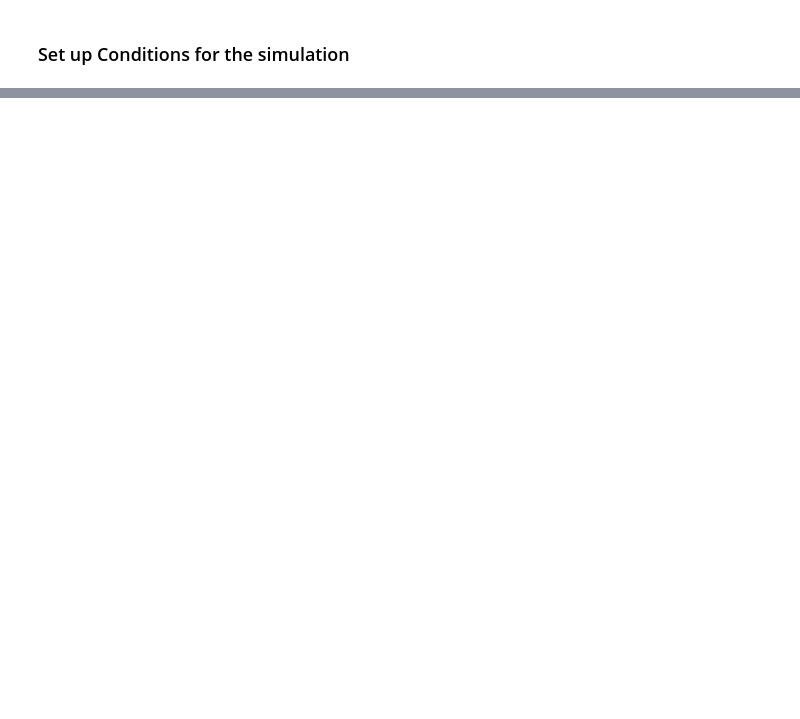
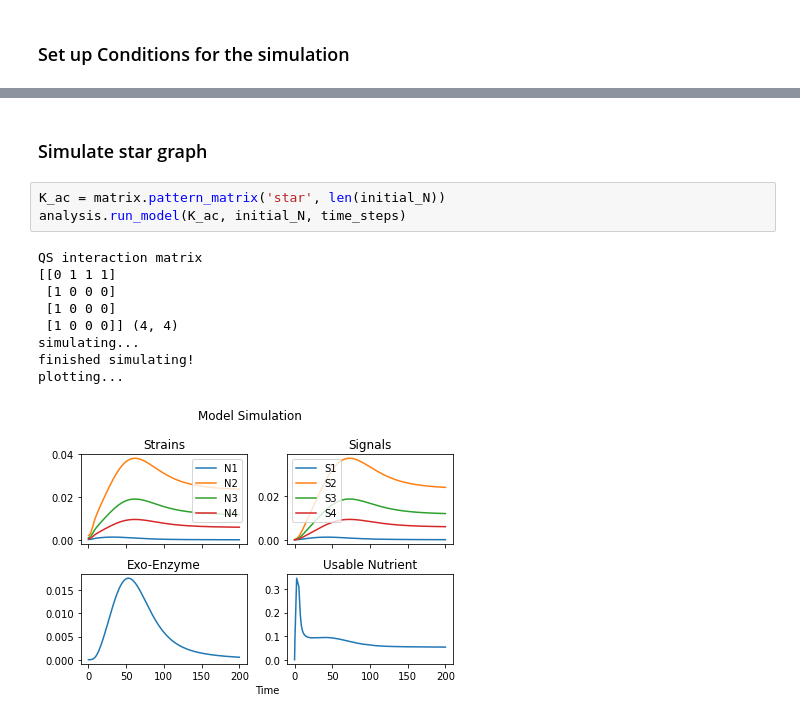
Before and after one commit to DJSiddharthVader/Simulations-02712-Project, a Jupyter notebook: src/QS Model.ipynb, the cells around one changed output, grey strips where cells are left out. Saved outputs shown, nothing was run; the diff lists cells and outputs as text; blank space fills up the shorter version.

```diff
--- a/src/QS Model.ipynb
+++ b/src/QS Model.ipynb
@@ -53,0 +63,15 @@ plot.plot_model(results)
+# %% [markdown]
+### Simulate star graph
+# %%
+K_ac = matrix.pattern_matrix('star', len(initial_N))
+analysis.run_model(K_ac, initial_N, time_steps)
+# %% [output]
+QS interaction matrix
+[[0 1 1 1]
+ [1 0 0 0]
+ [1 0 0 0]
+ [1 0 0 0]] (4, 4)
+simulating...
+finished simulating!
+plotting...
+[figure, added]
```
Also changed, not shown: parts of 19 cells of this notebook.
